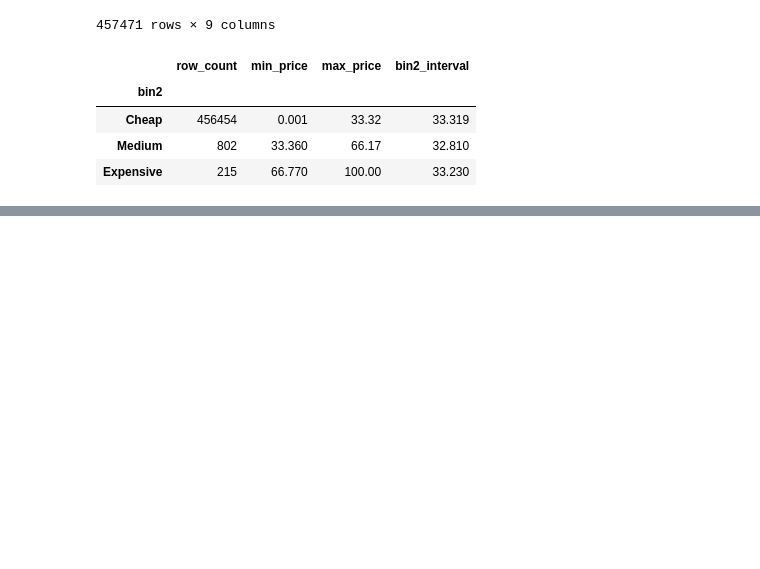
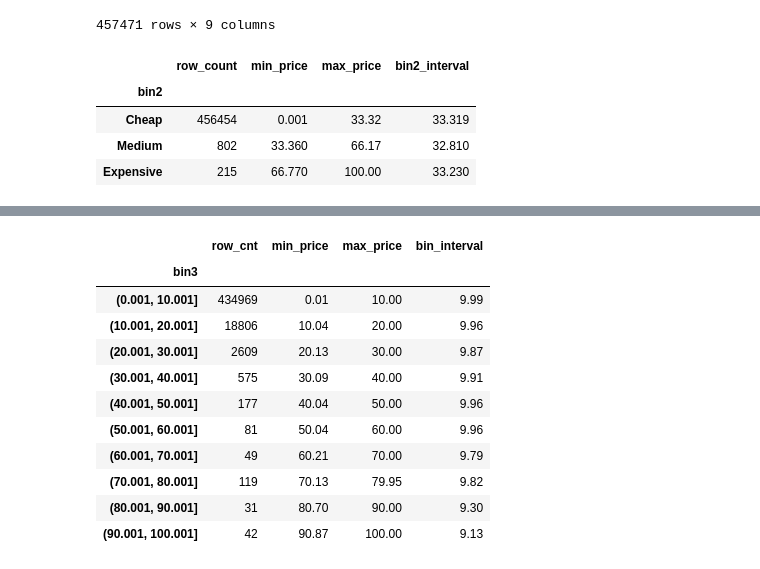
Before and after one commit to andiishak67/MySkill-Python-for-data-analyst, a Jupyter notebook: Data Binning & Case Statement.ipynb, the cells around one changed output, grey strips where cells are left out. Saved outputs shown, nothing was run; the diff lists cells and outputs as text; code cells hidden in the pictures; blank space fills up the shorter version.

```diff
--- a/Data Binning & Case Statement.ipynb
+++ b/Data Binning & Case Statement.ipynb
@@ -116,0 +146,21 @@ bin2_summary
+# %%
+bin3_summary = df3.groupby('bin3', observed=True).agg(
+    row_cnt=('product_code','count'),
+    min_price=('price','min'),
+    max_price=('price','max')
+)
+bin3_summary['bin_interval'] = bin3_summary['max_price'] - bin3_summary['min_price']
+bin3_summary
+# %% [output]
+|  | row_cnt | min_price | max_price | bin_interval |
+| bin3 |  |  |  |  |
+| (0.001, 10.001] | 434969 | 0.01 | 10.00 | 9.99 |
+| (10.001, 20.001] | 18806 | 10.04 | 20.00 | 9.96 |
+| (20.001, 30.001] | 2609 | 20.13 | 30.00 | 9.87 |
+| (30.001, 40.001] | 575 | 30.09 | 40.00 | 9.91 |
+| (40.001, 50.001] | 177 | 40.04 | 50.00 | 9.96 |
+| (50.001, 60.001] | 81 | 50.04 | 60.00 | 9.96 |
+| (60.001, 70.001] | 49 | 60.21 | 70.00 | 9.79 |
+| (70.001, 80.001] | 119 | 70.13 | 79.95 | 9.82 |
+| (80.001, 90.001] | 31 | 80.70 | 90.00 | 9.30 |
+| (90.001, 100.001] | 42 | 90.87 | 100.00 | 9.13 |
```
Also changed, not shown: parts of 9 cells of this notebook.
